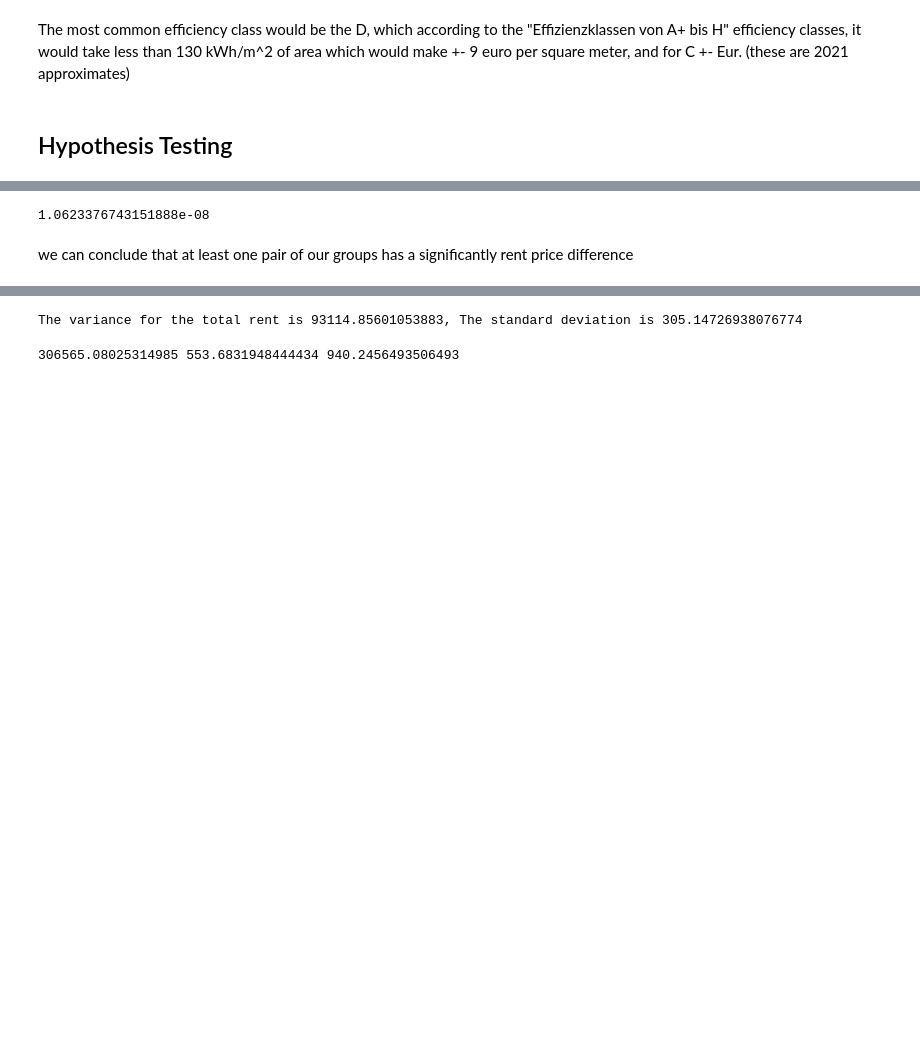
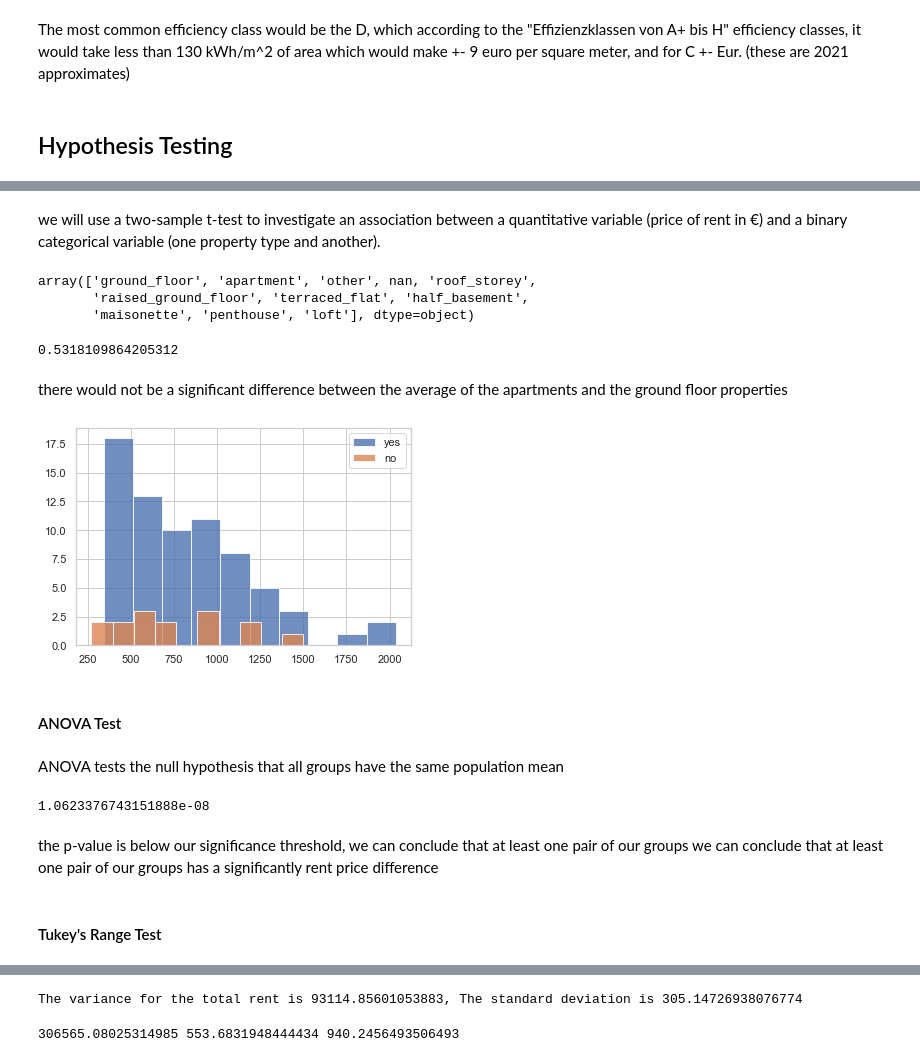
Before and after one commit to eriglesias/housing_prices_DEU, a Jupyter notebook: housing_analysis_de.ipynb, the cells around one changed output, grey strips where cells are left out. Saved outputs shown, nothing was run; the diff lists cells and outputs as text; code cells hidden in the pictures; blank space fills up the shorter version.

```diff
--- a/housing_analysis_de.ipynb
+++ b/housing_analysis_de.ipynb
@@ -768,3 +772,34 @@ rent_SL = housing_ohne_nan.totalRent[housing_ohne_nan.regio1 == 'Saarland']
+# %% [markdown]
+we will use  a two-sample t-test to investigate an association between a quantitative variable (price of rent in €) and a binary categorical variable (one property type and another).
+# %%
+housing.typeOfFlat.unique()
+# %% [output]
+array(['ground_floor', 'apartment', 'other', nan, 'roof_storey',
+       'raised_ground_floor', 'terraced_flat', 'half_basement',
+       'maisonette', 'penthouse', 'loft'], dtype=object)
+# %%
+apartment = housing_ohne_nan.totalRent[housing_ohne_nan.typeOfFlat =='apartment']
+ground = housing_ohne_nan.totalRent[housing_ohne_nan.typeOfFlat =='ground_floor']
+# %%
+# Two-Sample T-Test
+from scipy.stats import ttest_ind
+tstat, pval = ttest_ind(apartment, ground)
+print(pval)
+# %% [output]
+0.5318109864205312
+# %% [markdown]
+there would not be a significant difference between the average of the apartments and the ground floor properties
+# %%
+plt.hist(apartment,alpha=.8,label='yes')
+plt.hist (ground, alpha=.8,label = 'no')
+plt.legend()
+plt.show()
+# %% [output]
+[figure, added]
+# %% [markdown]
+<h4> ANOVA Test </h4>
+# %% [markdown]
+ANOVA tests the null hypothesis that all groups have the same population mean
 # %%
 #let's run an ANOVA test
 
@@ -774,4 +809,6 @@ print(pval)
 # %% [output]
 1.0623376743151888e-08
 # %% [markdown]
-<p> we can conclude that at least one pair of our groups has a  significantly rent price difference </p>
+<p> the p-value is below our significance threshold, we can conclude that at least one pair of our groups we can conclude that at least one pair of our groups has a significantly rent price difference </p>
+# %% [markdown]
+<h4> Tukey's Range Test </h4>
```
Also changed, not shown: parts of 65 cells of this notebook.
